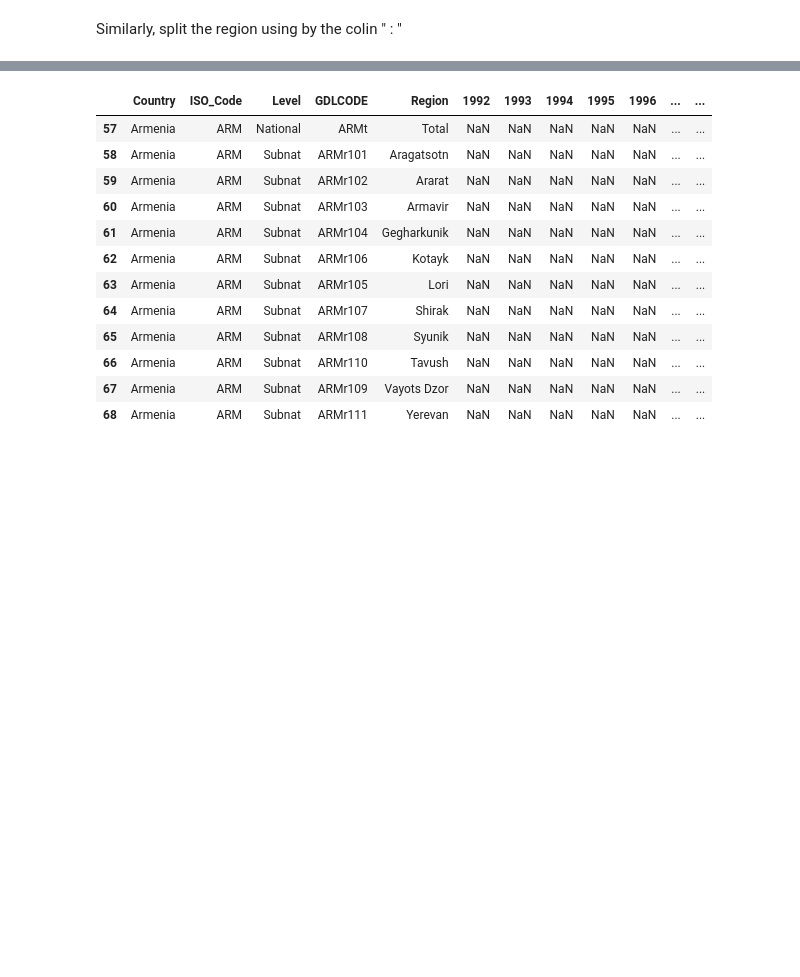
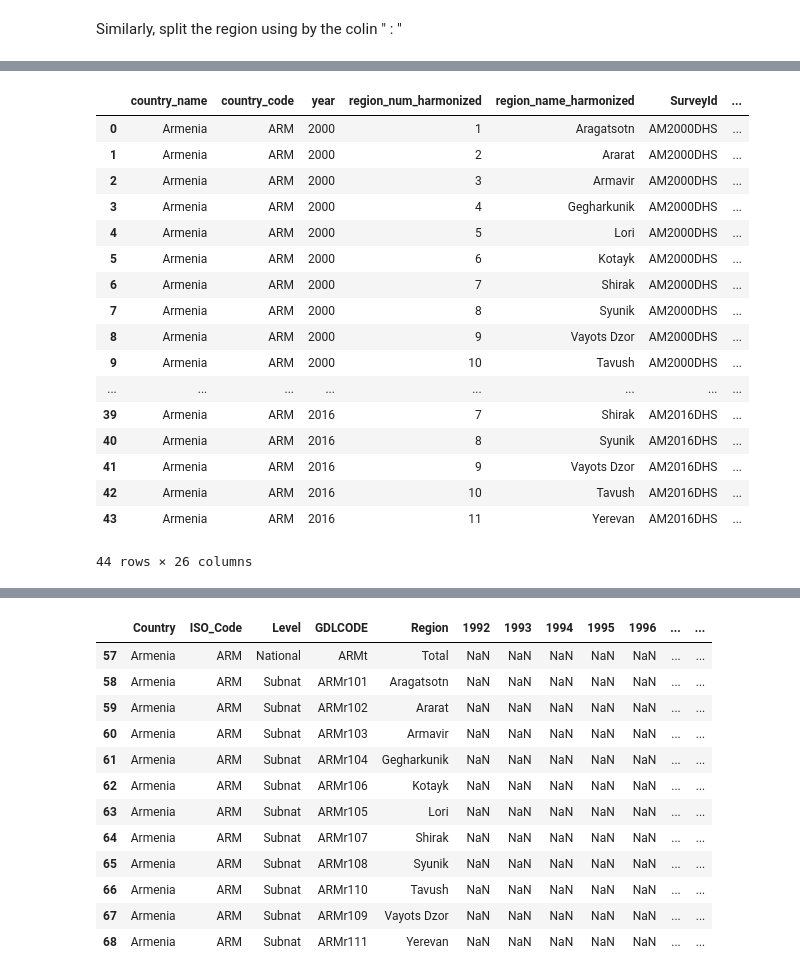
Before and after one commit to fayshaw/data_preprocessing, a Jupyter notebook: livwell.ipynb, the cells around one changed output, grey strips where cells are left out. Drawn from its saved outputs; the diff is of its cells as text; code cells hidden in the pictures; blank space fills up the shorter version.

Commit message:
Updated figures and education columns example

```diff
--- a/livwell.ipynb
+++ b/livwell.ipynb
@@ -403,0 +428,3 @@ ed_armenia.head()
+# %%
+ed_cols = livwell_armenia.columns[livwell_armenia.columns.str.contains('ED')].to_list()
+ed_cols
@@ -403,0 +462,3 @@ ed_armenia.head()
+# %%
+year_ed_cols = livwell_df.columns[:8].to_list() + ed_cols
+year_ed_cols
@@ -403,0 +483,21 @@ ed_armenia.head()
+# %%
+livwell_armenia[year_ed_cols]
+# %% [output]
+|  | country_name | country_code | year | region_num_harmonized | region_name_harmonized | SurveyId | ... |
+| 0 | Armenia | ARM | 2000 | 1 | Aragatsotn | AM2000DHS | ... |
+| 1 | Armenia | ARM | 2000 | 2 | Ararat | AM2000DHS | ... |
+| 2 | Armenia | ARM | 2000 | 3 | Armavir | AM2000DHS | ... |
+| 3 | Armenia | ARM | 2000 | 4 | Gegharkunik | AM2000DHS | ... |
+| 4 | Armenia | ARM | 2000 | 5 | Lori | AM2000DHS | ... |
+| 5 | Armenia | ARM | 2000 | 6 | Kotayk | AM2000DHS | ... |
+| 6 | Armenia | ARM | 2000 | 7 | Shirak | AM2000DHS | ... |
+| 7 | Armenia | ARM | 2000 | 8 | Syunik | AM2000DHS | ... |
+| 8 | Armenia | ARM | 2000 | 9 | Vayots Dzor | AM2000DHS | ... |
+| 9 | Armenia | ARM | 2000 | 10 | Tavush | AM2000DHS | ... |
+| ... | ... | ... | ... | ... | ... | ... | ... |
+| 39 | Armenia | ARM | 2016 | 7 | Shirak | AM2016DHS | ... |
+| 40 | Armenia | ARM | 2016 | 8 | Syunik | AM2016DHS | ... |
+| 41 | Armenia | ARM | 2016 | 9 | Vayots Dzor | AM2016DHS | ... |
+| 42 | Armenia | ARM | 2016 | 10 | Tavush | AM2016DHS | ... |
+| 43 | Armenia | ARM | 2016 | 11 | Yerevan | AM2016DHS | ... |
+44 rows × 26 columns
```
Also changed, not shown: parts of 16 cells of this notebook.
